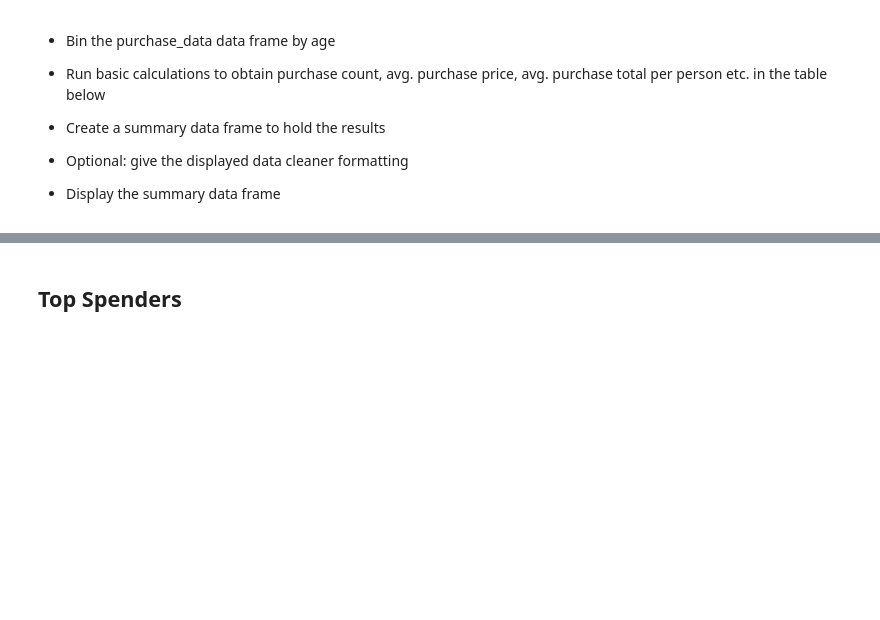
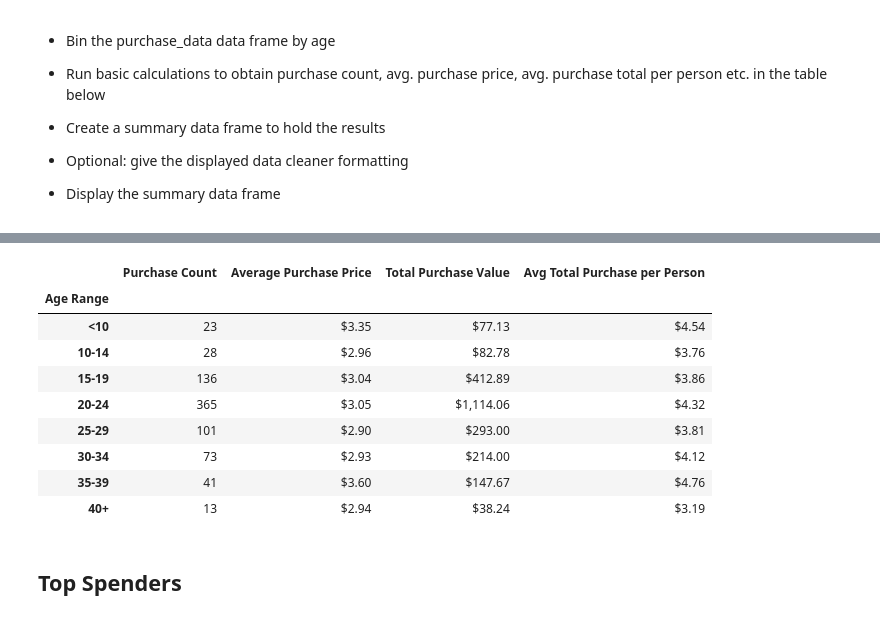
Before and after one commit to csadlo/pandas-challenge, a Jupyter notebook: HeroesOfPymoli/MyAttempt.ipynb, the cells around one changed output, grey strips where cells are left out. Saved outputs shown, nothing was run; the diff lists cells and outputs as text; code cells hidden in the pictures; blank space fills up the shorter version.

```diff
--- a/HeroesOfPymoli/MyAttempt.ipynb
+++ b/HeroesOfPymoli/MyAttempt.ipynb
@@ -20,0 +25,11 @@ df["SN"].unique().size
+# %%
+
+# Old answer
+#size = purchase_data["SN"].unique().size
+#pd.DataFrame({"Total Players" : [size]})
+
+#New answer
+result_df = purchase_data.drop_duplicates(subset="SN")
+player_base_df = result_df[["SN", "Age", "Gender"]]
+
+pd.DataFrame({"Total Players" : [len(player_base_df)]})
@@ -106,0 +157,13 @@ df["SN"].unique().size
+# %%
+bins = [0, 9.9, 14.9, 19.9, 24.9, 29.9, 34.9, 39.9, 1000]
+group_ages = ["<10", "10-14", "15-19", "20-24", "25-29", "30-34", "35-39", "40+"]
+
+player_base_df["Age Range"] = pd.cut(player_base_df["Age"], bins, labels=group_ages, include_lowest=True)
+grouped = player_base_df.groupby(["Age Range"])
+temp_series = grouped["SN"].count()
+type(temp_series)
+
+result_df = pd.DataFrame(temp_series)
+result_df = result_df.rename(columns={"SN": "Total Count"})
+result_df["Percentage of Players"] = (result_df["Total Count"] / len(player_base_df) * 100).map('{:,.2f}%'.format)
+result_df
@@ -135,3 +197,34 @@ df["SN"].unique().size
+# %%
+bins = [0, 9.9, 14.9, 19.9, 24.9, 29.9, 34.9, 39.9, 1000]
+group_ages = ["<10", "10-14", "15-19", "20-24", "25-29", "30-34", "35-39", "40+"]
+
+purchase_data["Age Range"] = pd.cut(purchase_data["Age"], bins, labels=group_ages, include_lowest=True)
+grouped = purchase_data.groupby(["Age Range"])
+
+count_series = grouped["SN"].count()
+avg_purchase_price_series = grouped["Price"].mean().map('${:,.2f}'.format)
+total_purchase_value_series = grouped["Price"].sum().map('${:,.2f}'.format)
+
+result_df = pd.DataFrame(count_series)
+result_df = result_df.rename(columns={"SN": "Purchase Count"})
+result_df["Average Purchase Price"] = avg_purchase_price_series
+result_df["Total Purchase Value"] = total_purchase_value_series
+
+grouped = player_base_df.groupby(["Age Range"])
+result_df["Avg Total Purchase per Person"] = grouped["Total Purchases"].mean().map('${:,.2f}'.format)
+
+result_df
+# %% [output]
+|  | Purchase Count | Average Purchase Price | Total Purchase Value | Avg Total Purchase per Person |
+| Age Range |  |  |  |  |
+| <10 | 23 | $3.35 | $77.13 | $4.54 |
+| 10-14 | 28 | $2.96 | $82.78 | $3.76 |
+| 15-19 | 136 | $3.04 | $412.89 | $3.86 |
+| 20-24 | 365 | $3.05 | $1,114.06 | $4.32 |
+| 25-29 | 101 | $2.90 | $293.00 | $3.81 |
+| 30-34 | 73 | $2.93 | $214.00 | $4.12 |
+| 35-39 | 41 | $3.60 | $147.67 | $4.76 |
+| 40+ | 13 | $2.94 | $38.24 | $3.19 |
 # %% [markdown]
 ## Top Spenders
 # %% [markdown]
```
Also changed, not shown: parts of 18 cells of this notebook.
